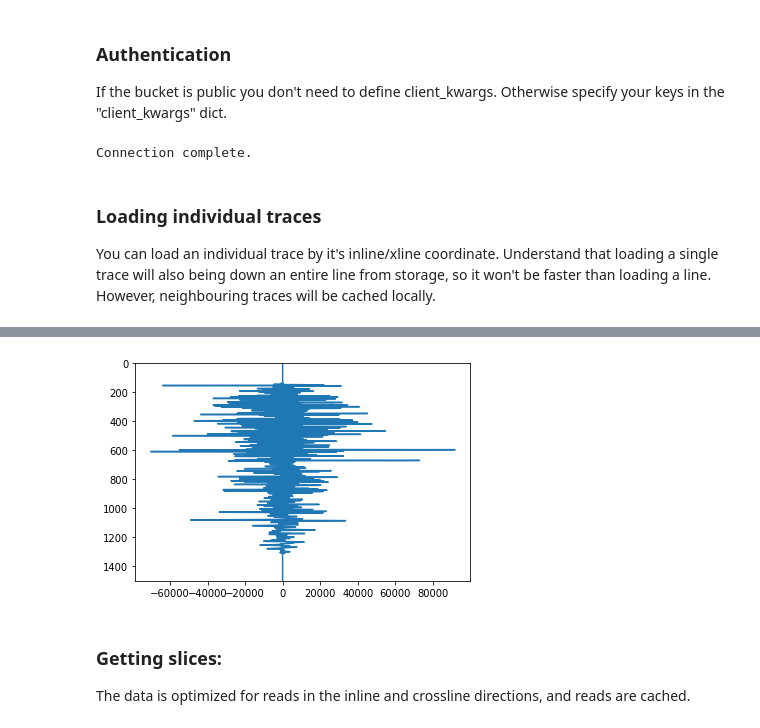
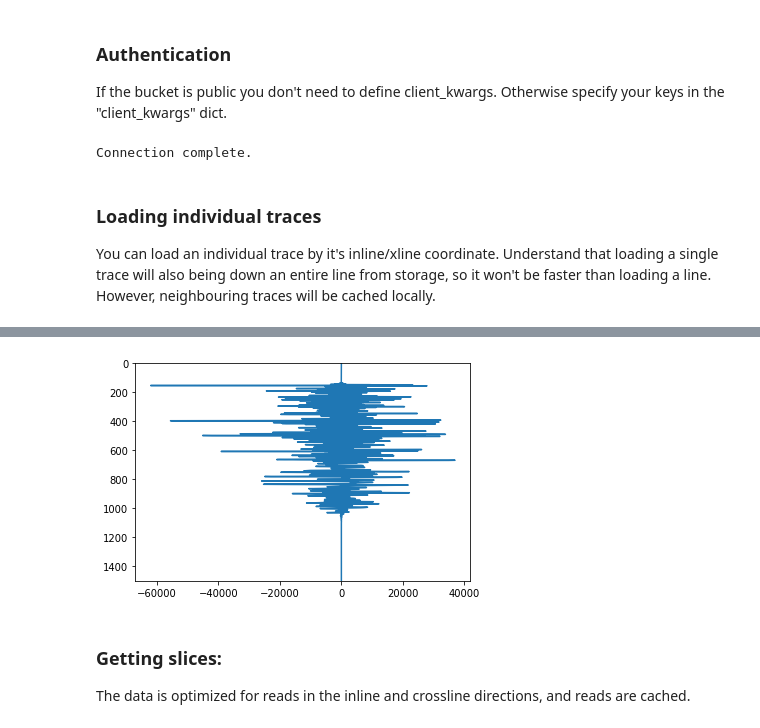
Before and after one commit to VapeJordan/rss, a Jupyter notebook: notebooks/Demo Loads.ipynb, the cells around one changed output, grey strips where cells are left out. Drawn from its saved outputs; the diff is of its cells as text; code cells hidden in the pictures.

```diff
--- a/notebooks/Demo Loads.ipynb
+++ b/notebooks/Demo Loads.ipynb
@@ -8,12 +8,16 @@ from rss.client import rssFromS3
 ### Authentication
 If the bucket is public you don't need to define client_kwargs. Otherwise specify
 your keys in the "client_kwargs" dict.
-# %%
-client_kwargs = {'aws_access_key_id':'ABC...',
-                    'aws_secret_access_key':'XYZ...'}
-rss = rssFromS3('gsh-competition-data/misc/rss/psdn11_TbsdmF_Near_Nov_11_32bit', client_kwargs)
-# %% [output]
-Connection complete.
+# %%
+# it's better to keep keys in your environment rather than hard code them here:
+client_kwargs = {'aws_access_key_id':'ABC...',
+                    'aws_secret_access_key':'XYZ...'}
+#rss = rssFromS3('gsh-competition-data/misc/rss/psdn11_TbsdmF_full_w_AGC_Nov11', client_kwargs)
+#rss = rssFromS3('gsh-competition-data/misc/rss/psdn11_TbsdmF_Near_Nov_11_32bit', client_kwargs)
+#rss = rssFromS3('gsh-competition-data/misc/rss/psdn11_TbsdmF_Mid_Nov_11_32bit', client_kwargs)
+rss = rssFromS3('gsh-competition-data/misc/rss/psdn11_TbsdmF_Far_Nov_11_32bit', client_kwargs)
+# %% [output]
+Connection complete.
 # %% [markdown]
 ### Loading individual traces
 You can load an individual trace by it's inline/xline coordinate. Understand that loading a
@@ -22,11 +26,11 @@ loading a line. However, neighbouring traces will be cached locally.
 # %%
 st = time()
 trace, is_live = rss.trace(1337, 2000)
-print ("Elapsed Time : ", time() - st)
+print ("Elapsed Time (loading) : ", time() - st)
 
 st = time()
-trace, is_live = rss.trace(1337, 2001)
-print ("Elapsed Time : ", time() - st)
+trace, is_live = rss.trace(1337, 2000)
+print ("Elapsed Time (caching) : ", time() - st)
 
 plt.figure()
 plt.plot(trace, np.arange(len(trace)))
@@ -38,4 +42,4 @@ Elapsed Time :  0.07398605346679688
-[figure, old version]
+[figure, new version]
 # %% [markdown]
 ### Getting slices:
 The data is optimized for reads in the inline and crossline directions,
```
Also changed, not shown: parts of 3 cells of this notebook.
